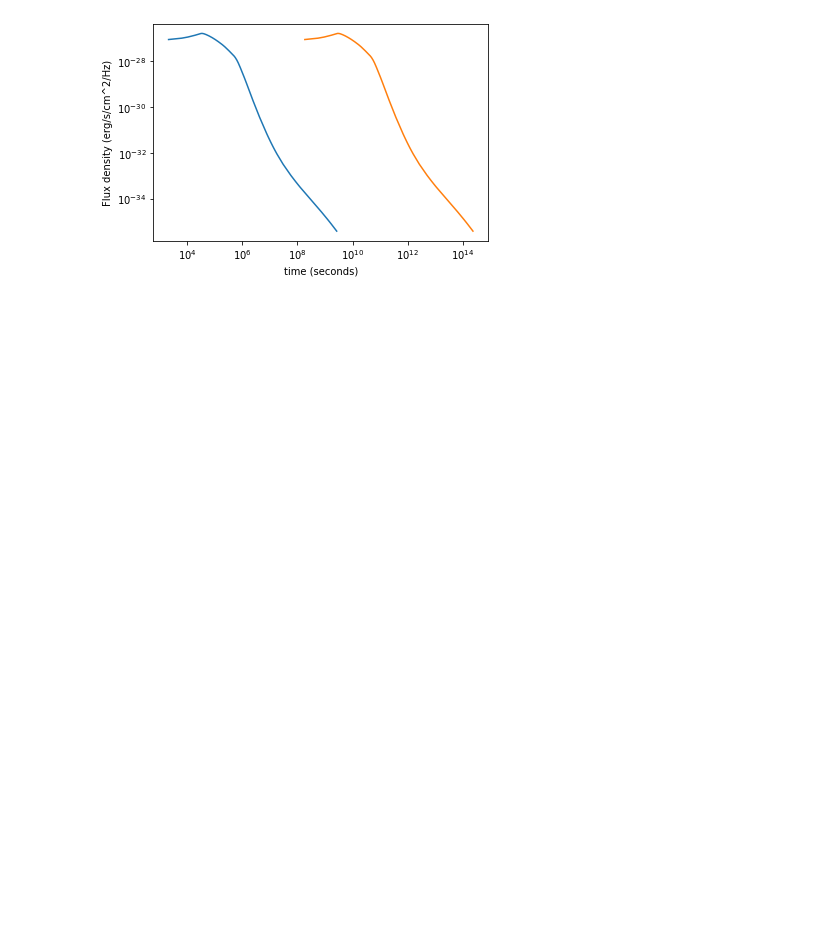
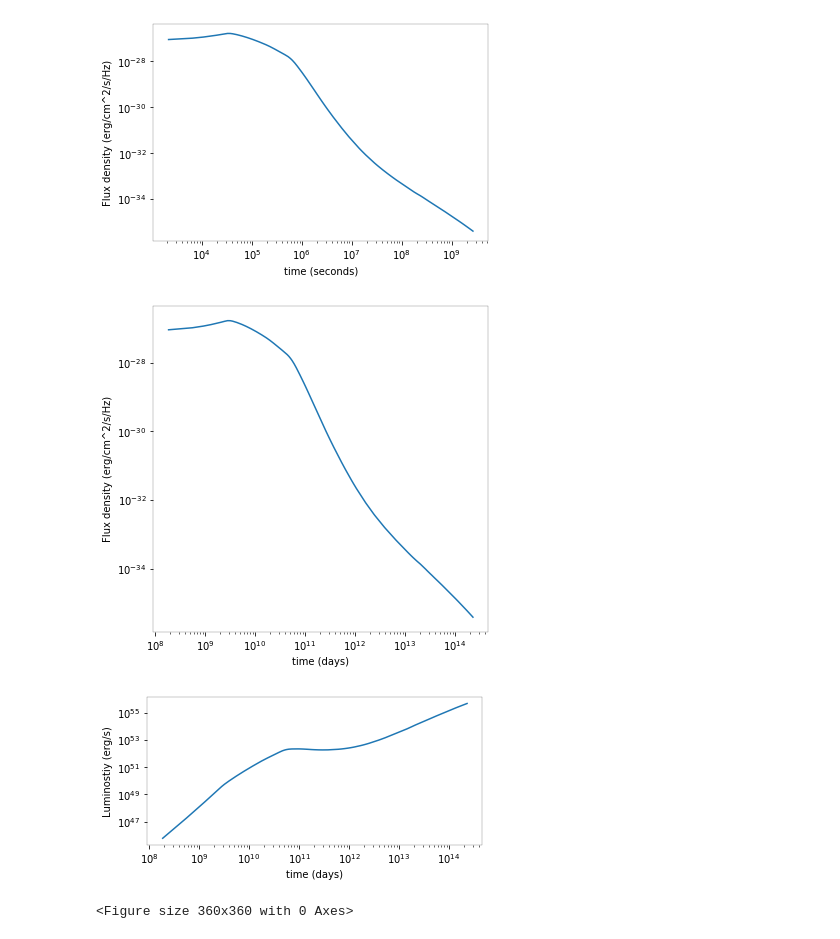
Before and after one commit to caitlin-king/summer-project, a Jupyter notebook: Summerproject.ipynb, the cells around one changed output. Cells and saved outputs as stored; diff of their text form; code cells hidden in the pictures; blank space fills up the shorter version.

Commit message:
all graphs added

```diff
--- a/Summerproject.ipynb
+++ b/Summerproject.ipynb
@@ -12,38 +12,59 @@ F_nu = data[:,1]
 theta_0 = math.pi/18
 E_52 = 80
 n_0 = 1
 z = 1
 theta_obs = 2*theta_0
 nu = 5*pow(10,4)
-
+nu_0 = 1*pow(10,14)
 
 t_jet = 6.2*(1+z)*((E_52/n_0)**(1/3))*((theta_0/0.1)**(8/3))
 
 gamma = (theta_0**(-1))*((t_0/t_jet)**(-1/2))   #equation for t_0 > t_jet
 a = 1/((1+gamma**2)*(theta_obs**2))
 t = a*t_0
 D = Planck15.luminosity_distance(z=1).cgs.value
 
 
 a3 = (gamma*theta_obs)**(-6)
 
 
 F_nu1 = a3*F_nu
 t_days = t_0*(86400)       #conversion from seconds to days
 
-L = 4*math.pi*(D**2)*nu*F_nu1
+L = 4*math.pi*(D**2)*nu_0*F_nu1
 
+plt.subplot(1, 1, 1)       #first plot, time in s vs. flux
+plt.plot(t_0, F_nu)
 
-plt.plot(t_0, F_nu)
-plt.plot(t_days, F_nu)
-
+plt.xlabel('time (seconds)')
+plt.ylabel('Flux density (erg/cm^2/s/Hz)')
 plt.xscale('log')
 plt.yscale('log')
 
-plt.xlabel('time (seconds)')
-plt.ylabel('Flux density (erg/s/cm^2/Hz)')
+plt.figure(figsize=(6,6))
+
+plt.subplot(1, 1, 1)       #second plot, time in days vs. flux
+plt.plot(t_days, F_nu)
+
+plt.xlabel('time (days)')
+plt.ylabel('Flux density (erg/cm^2/s/Hz)')
+plt.xscale('log')
+plt.yscale('log')
+
+plt.figure(figsize=(6,6))
+
+plt.subplot(2,1,2)         #third subplot, time in days vs. luminosity
+plt.plot(t_days, L)
+
+plt.xlabel('time (days)')
+plt.ylabel('Luminostiy (erg/s)')
+plt.xscale('log')
+plt.yscale('log')
 
 
 plt.show()
 # %% [output]
-[figure, old version]
+[figure, new version]
+[figure, added]
+[figure, added]
+<Figure size 360x360 with 0 Axes>
```
